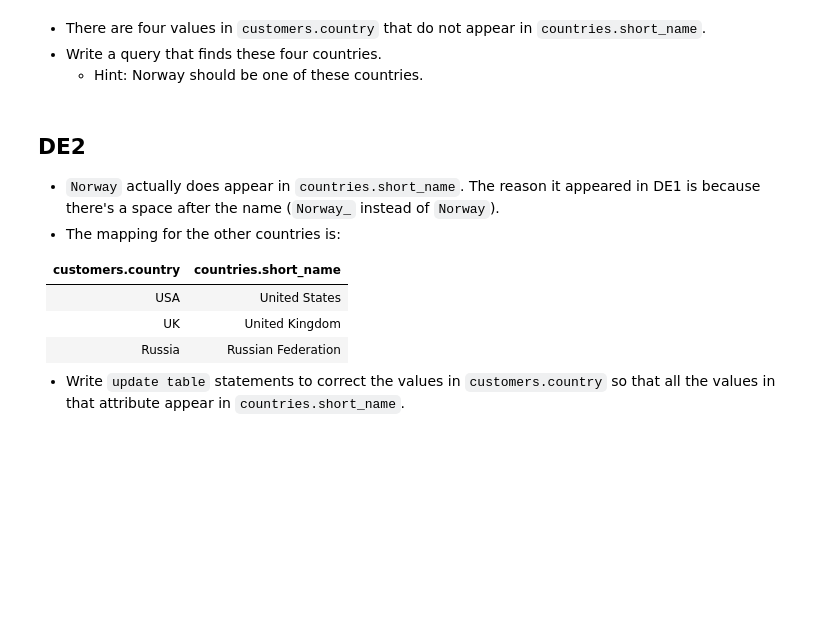
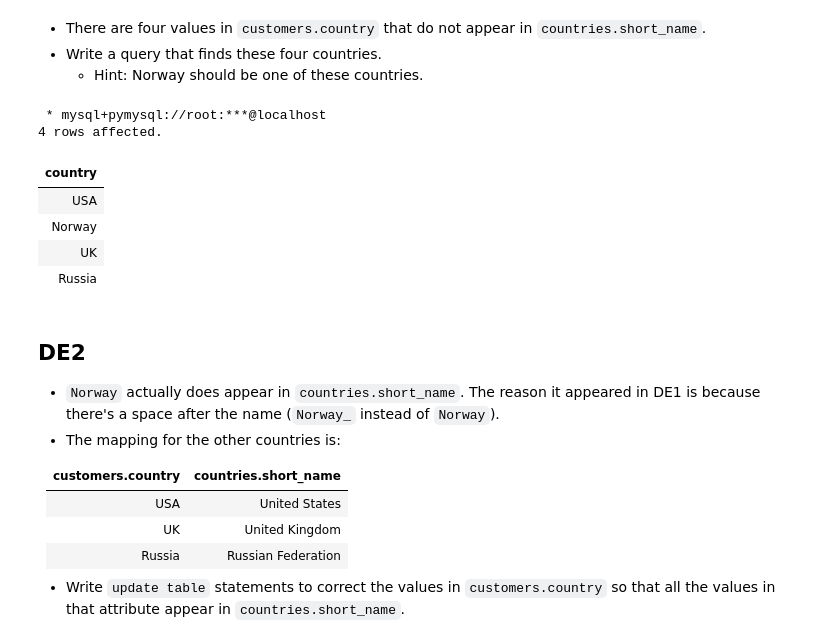
Before and after one commit to sixiann/W4111-Intro-to-Databases-Spring-2024, a Jupyter notebook: Exams/Midterm/S24-W4111-Midterm.ipynb, the cells around one changed output. Drawn from its saved outputs; the diff is of its cells as text; code cells hidden in the pictures; blank space fills up the shorter version.

```diff
--- a/Exams/Midterm/S24-W4111-Midterm.ipynb
+++ b/Exams/Midterm/S24-W4111-Midterm.ipynb
@@ -642,6 +670,19 @@ select * from countries limit 10;
     - Hint: Norway should be one of these countries.
 # %%
 %%sql
+
+SELECT DISTINCT customers.country
+FROM customers
+LEFT JOIN countries ON customers.country = countries.short_name
+WHERE countries.short_name IS NULL;
+# %% [output]
+ * mysql+pymysql://root:***@localhost
+4 rows affected.
+| country |
+| USA |
+| Norway |
+| UK |
+| Russia |
 # %% [markdown]
 ## DE2
 
```
Also changed, not shown: parts of 10 cells of this notebook.
